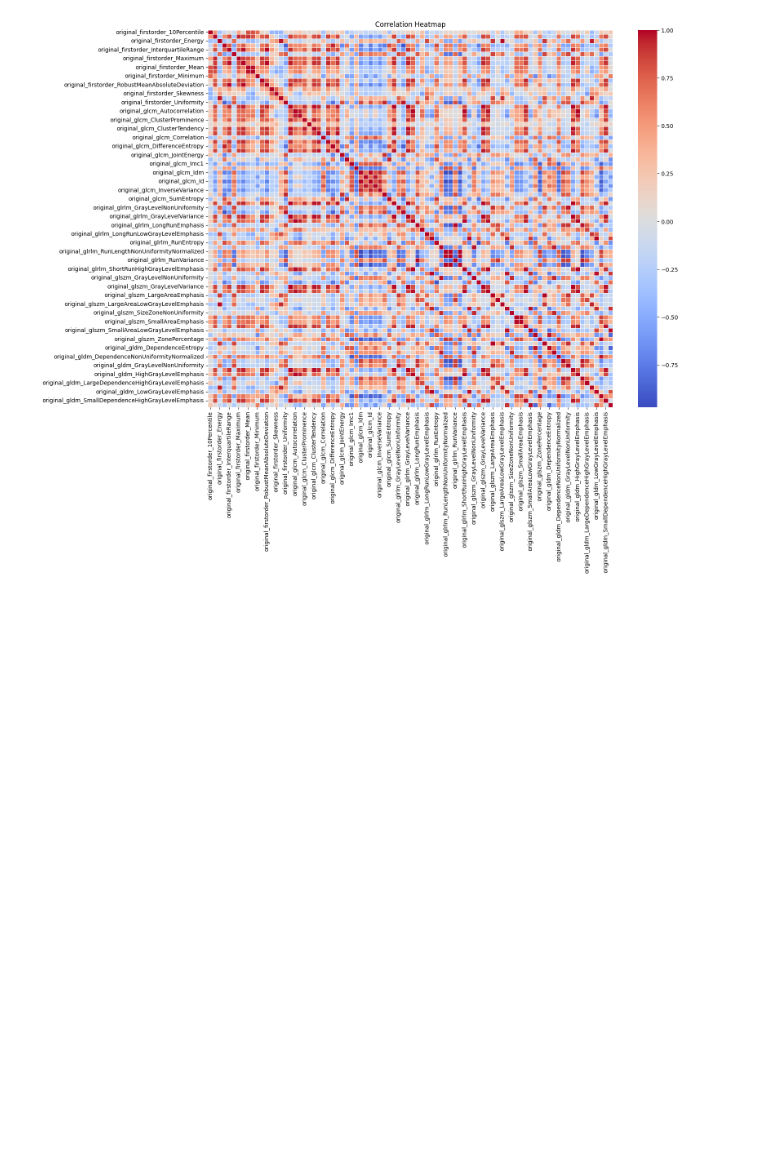
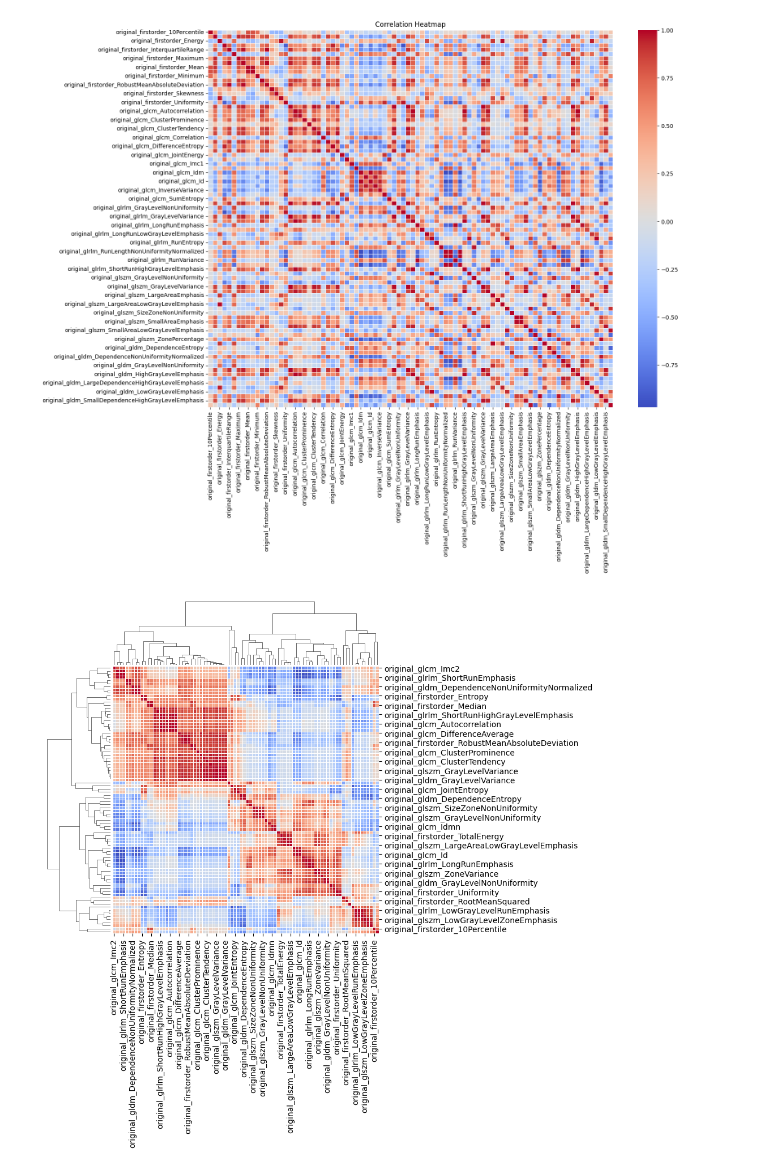
Before and after one commit to GaborinoS/Medical_image, a Jupyter notebook: feature_extraction.ipynb, the cells around one changed output. Cells and saved outputs as stored; diff of their text form; code cells hidden in the pictures; blank space fills up the shorter version.

```diff
--- a/feature_extraction.ipynb
+++ b/feature_extraction.ipynb
@@ -47,3 +53,10 @@ plt.title('Correlation Heatmap')
 plt.show()
 # %% [output]
 [figure]
+# %%
+# Use clustermap to order the rows and columns based on similarity
+sns.clustermap(correlation_matrix, cmap='coolwarm', annot=False, fmt=".2f", linewidths=.5, cbar_pos=None)
+
+plt.show()
+# %% [output]
+[figure, added]
```
Also changed, not shown: parts of 13 cells of this notebook.
